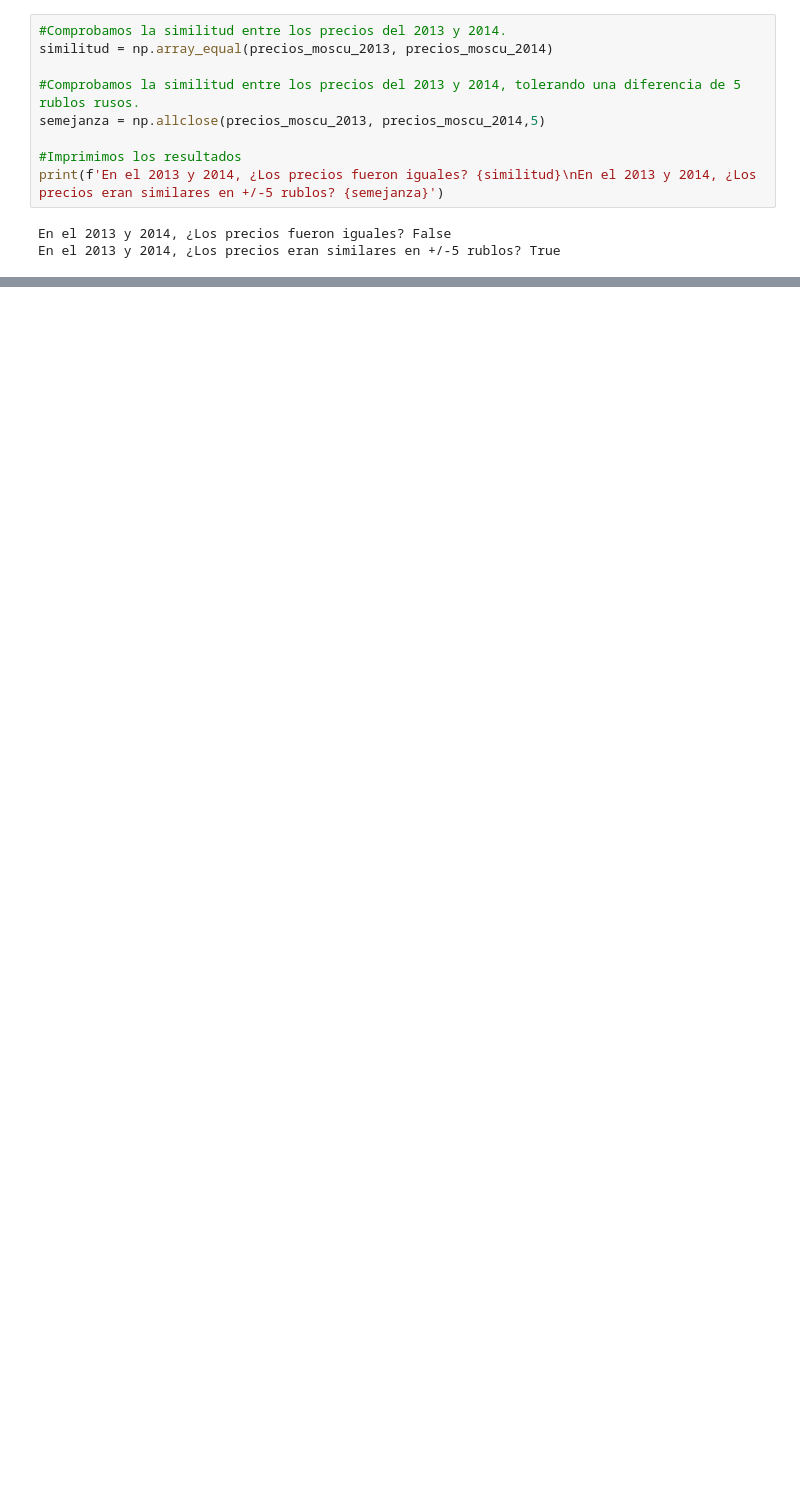
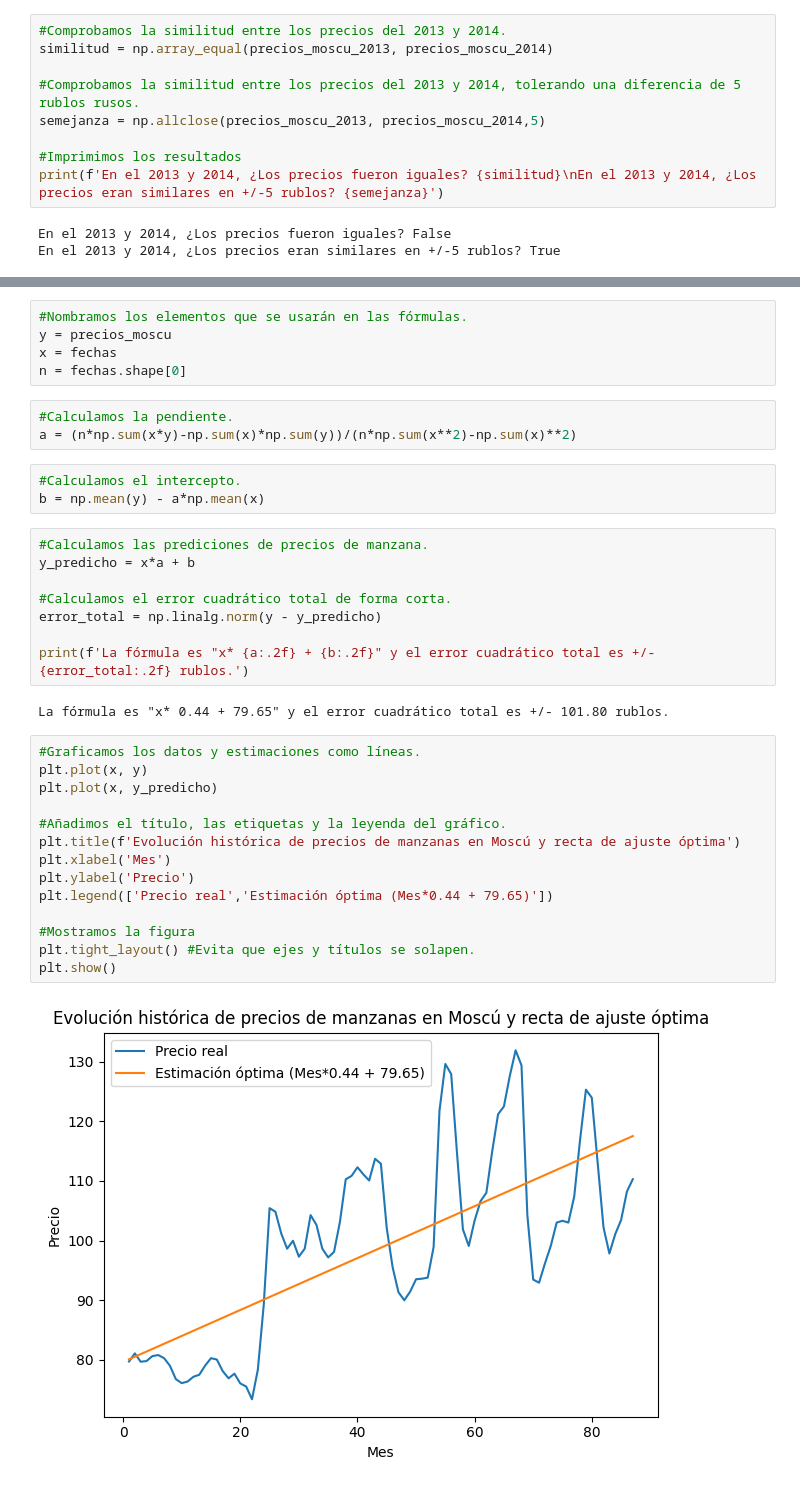
Before and after one commit to JLuceroVasquez/numpy-analisis-numerico-eficiente-con-python, a Jupyter notebook: Numpy.ipynb, the cells around one changed output, grey strips where cells are left out. Drawn from its saved outputs; the diff is of its cells as text; blank space fills up the shorter version.

```diff
--- a/Numpy.ipynb
+++ b/Numpy.ipynb
@@ -233,0 +418,37 @@ En el 2013 y 2014, ¿Los precios eran similares en +/-5 rublos? True
+# %%
+#Nombramos los elementos que se usarán en las fórmulas.
+y = precios_moscu
+x = fechas
+n = fechas.shape[0]
+# %%
+#Calculamos la pendiente.
+a = (n*np.sum(x*y)-np.sum(x)*np.sum(y))/(n*np.sum(x**2)-np.sum(x)**2)
+# %%
+#Calculamos el intercepto.
+b = np.mean(y) - a*np.mean(x)
+# %%
+#Calculamos las prediciones de precios de manzana.
+y_predicho = x*a + b
+
+#Calculamos el error cuadrático total de forma corta.
+error_total = np.linalg.norm(y - y_predicho)
+
+print(f'La fórmula es "x* {a:.2f} + {b:.2f}" y el error cuadrático total es +/- {error_total:.2f} rublos.')
+# %% [output]
+La fórmula es "x* 0.44 + 79.65" y el error cuadrático total es +/- 101.80 rublos.
+# %%
+#Graficamos los datos y estimaciones como líneas.
+plt.plot(x, y)
+plt.plot(x, y_predicho)
+
+#Añadimos el título, las etiquetas y la leyenda del gráfico.
+plt.title(f'Evolución histórica de precios de manzanas en Moscú y recta de ajuste óptima')
+plt.xlabel('Mes')
+plt.ylabel('Precio')
+plt.legend(['Precio real','Estimación óptima (Mes*0.44 + 79.65)'])
+
+#Mostramos la figura
+plt.tight_layout() #Evita que ejes y títulos se solapen.
+plt.show()
+# %% [output]
+[figure, added]
```
Also changed, not shown: parts of 17 cells of this notebook.
